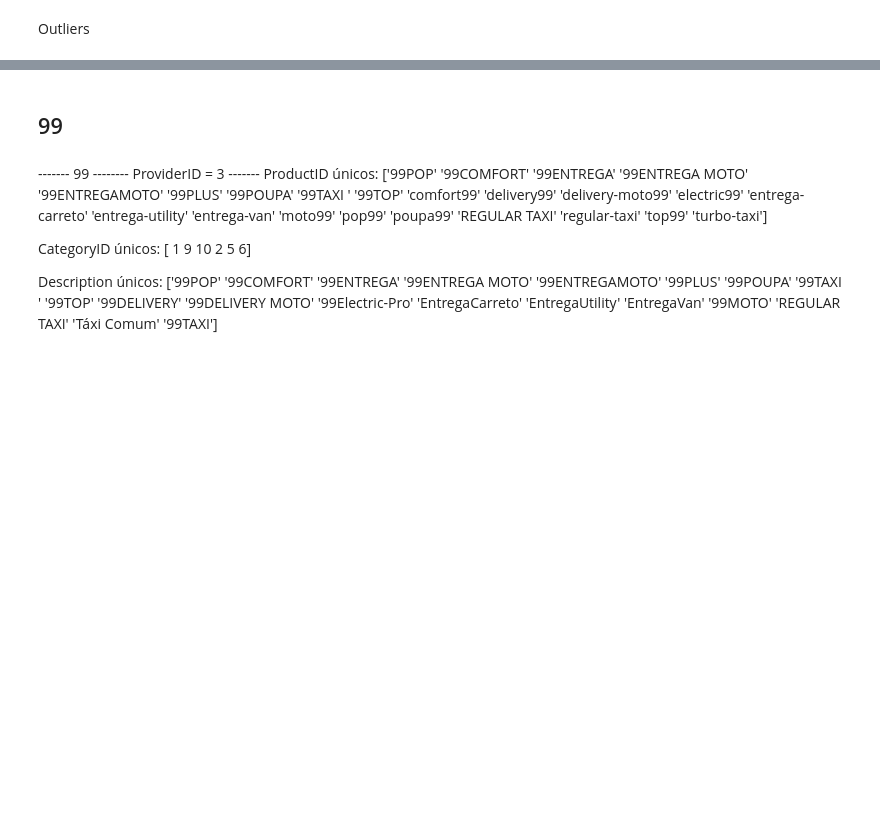
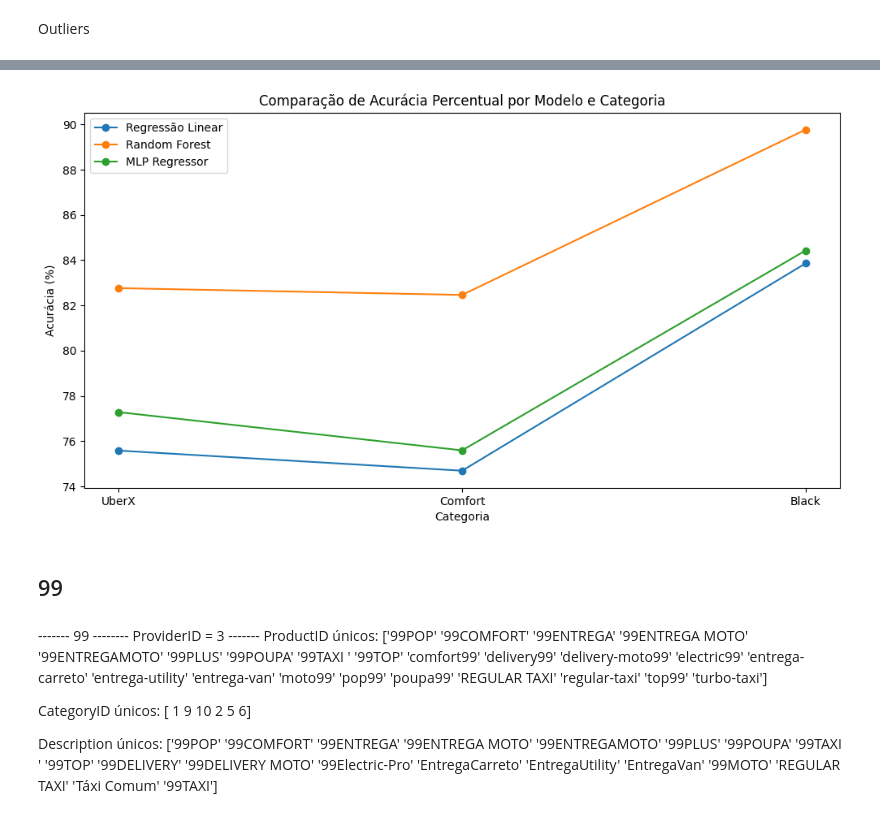
Before and after one commit to hellenrosaa/PUC-Uber-Fare-AI, a Jupyter notebook: notebooks/main.ipynb, the cells around one changed output, grey strips where cells are left out. Drawn from its saved outputs; the diff is of its cells as text; code cells hidden in the pictures; blank space fills up the shorter version.

```diff
--- a/notebooks/main.ipynb
+++ b/notebooks/main.ipynb
@@ -85,7 +86,7 @@ df_uber = df[df['ProductID'].isin(uber_categories)]
 # %%
 # Seleção de Features e Target (Price)
 features = [
-    'distance_km', 'distance_pico', 'distance_km_log'
+    'distance_km', 'distance_pico', 'effective_distance'
 ]
 
 # Dividir dados por categoria
@@ -234,17 +255,0 @@ MLP Regressor - MAE: 6.75, RMSE: 9.90, R²: 0.86
-# %%
-# Comparar as métricas
-model_names = ['Regressão Linear', 'Random Forest', 'MLP Regressor']
-categories = uber_categories
-
-# Comparação de R² para cada modelo por categoria
-r2_comparison = {model: [results[cat][model]['r2'] for cat in categories] for model in model_names}
-
-plt.figure(figsize=(12, 6))
-for model_name, r2_values in r2_comparison.items():
-    plt.plot(categories, r2_values, marker='o', label=model_name)
-
-plt.title('Comparação de R² por Modelo e Categoria')
-plt.xlabel('Categoria')
-plt.ylabel('R²')
-plt.legend()
-plt.show()
@@ -253,3 +361,22 @@ plt.show()
+# %%
+# Comparar as métricas de acurácia
+model_names = ['Regressão Linear', 'Random Forest', 'MLP Regressor']
+categories = uber_categories
+
+# Comparação de acurácia para cada modelo por categoria
+accuracy_comparison = {model: [results[cat][model]['accuracy'] for cat in categories] for model in model_names}
+
+plt.figure(figsize=(12, 6))
+for model_name, accuracy_values in accuracy_comparison.items():
+    plt.plot(categories, accuracy_values, marker='o', label=model_name)
+
+plt.title('Comparação de Acurácia Percentual por Modelo e Categoria')
+plt.xlabel('Categoria')
+plt.ylabel('Acurácia (%)')
+plt.legend()
+plt.show()
+# %% [output]
+[figure, added]
 # %% [markdown]
 ## 99
 # %% [markdown]
```
Also changed, not shown: parts of 14 cells of this notebook, 1 other file.
